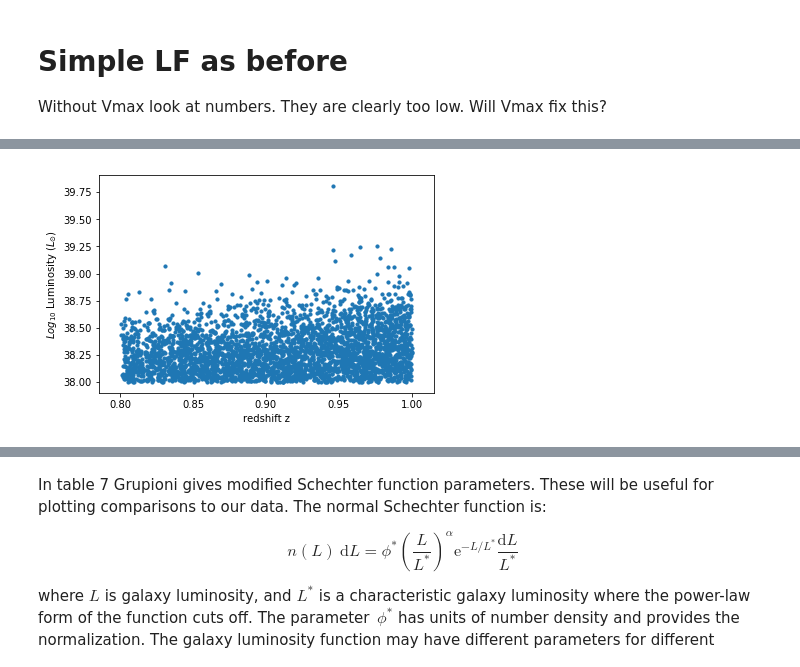
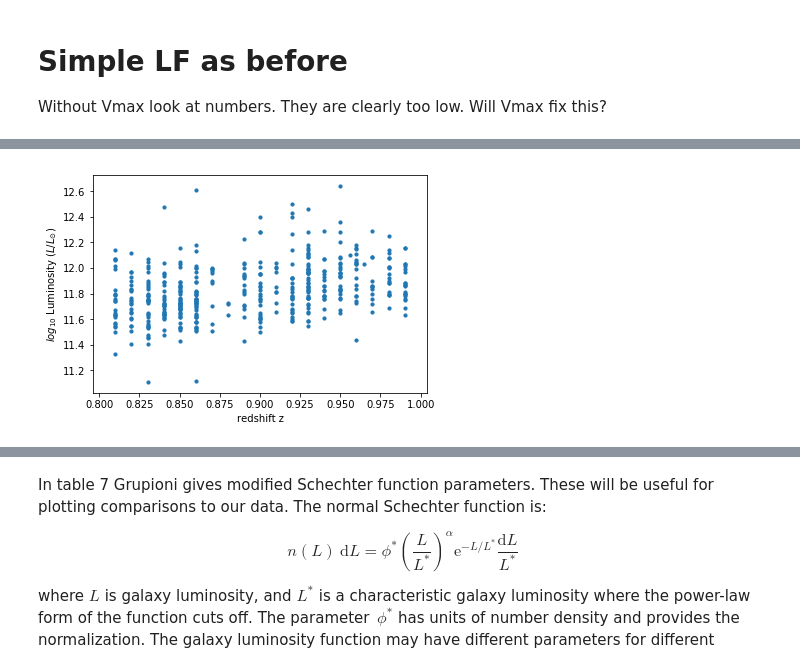
Before and after one commit to raphaelshirley/LuminosityFunction, a Jupyter notebook: 3_servs_lf.ipynb, the cells around one changed output, grey strips where cells are left out. Drawn from its saved outputs; the diff is of its cells as text; code cells hidden in the pictures.

```diff
--- a/3_servs_lf.ipynb
+++ b/3_servs_lf.ipynb
@@ -27,8 +27,10 @@ from astropy import units as u
 from astropy.coordinates import SkyCoord
 from astropy.table import Column, Table, join
 from astropy.cosmology import FlatLambdaCDM
-
-
+from astropy.cosmology import Planck15
+from astropy.cosmology import z_at_value
+from astropy.constants import iau2015 as const
+Lsun= const.L_sun.value
 
 import numpy as np
 from pymoc import MOC
@@ -73,8 +75,6 @@ catalogue = Table.read(DMU_DIR + 'dmu32/dmu32_ELAIS-N1/data/'
                                            'f_mips_24',
                                            'redshift',
                                            'cigale_dustlumin'] #ELAIS-N1_20171016.fits
-# %%
-Lsun= 3.827e+26
 # %%
 plt.figure(figsize=(10,6))
 plt.scatter(catalogue['redshift'],np.log10(catalogue['cigale_dustlumin']), s = 10)
@@ -172,5 +192,7 @@ Without Vmax look at numbers. They are clearly too low. Will Vmax fix this?
 # %%
 cosmo = FlatLambdaCDM(H0=100. , Om0 = (1-0.7))
+#cosmo = Planck15
+
 dV_z0  = cosmo.comoving_volume(0)
 dV_z1  = cosmo.comoving_volume(1)
 dV_z2  = cosmo.comoving_volume(2)
@@ -183,12 +205,13 @@ def volume(z1,z2,cosmo, moc =en1_moc):
     v = (cosmo.comoving_volume(z2) - cosmo.comoving_volume(z1)) * (moc.area/ (4* np.pi))
     return v
 
-print(volume(0.,1.,cosmo))
+#print(volume(0.,1.,cosmo))
 
 def plot_LF(z1,z2,Lmin,Lmax,table,
             cosmo=cosmo, bin_width=None, l_col='cigale_dustlumin',
             show_sample=False, show_LF = False,
-            vmax=False):
+            vmax=False, eff_area=False,
+            moc =en1_moc):
     """Plot a crude Luminosity Function without Vmax correction applied
 
     Inputs
@@ -201,21 +224,26 @@ def plot_LF(z1,z2,Lmin,Lmax,table,
     """
     x = table['redshift']
     y = table[l_col]
-    z_max = table['z_max']
-    mask_z01 = y < Lmin
-    mask_z01 |= x > z2
-    mask_z01 |= x < z1
+
+
+    #mask_z01 = y < Lmin
+    #mask_z01 |= x > z2
+    #mask_z01 |= x < z1
+    mask_z01 = ((y < Lmax)
+                & (y > Lmin)
+                & (x > z1)
+                & (x < z2))
 
 
 
+    y = y[mask_z01]
+    x = x[mask_z01]
 
-    y = y[~mask_z01]
-    x = x[~mask_z01]
-    z_max = z_max[~mask_z01]
+
     if show_sample:
-        plt.scatter(x,np.log10(y), s = 10)
+        plt.scatter(x,np.log10(y/Lsun), s = 10)
         plt.xlabel('redshift z')
-        plt.ylabel('$Log_{10}$ Luminosity ($L_{\odot}$)')
+        plt.ylabel('$log_{10}$ Luminosity ($L/L_{\odot}$)')
         plt.show()
 
     nbins = 20
@@ -228,7 +256,14 @@ def plot_LF(z1,z2,Lmin,Lmax,table,
     has_L = ~np.isnan(galaxy_sample)
     galaxy_sample = galaxy_sample[has_L]
     #print(len(galaxy_sample), len(z_max))
-    z_max = z_max[has_L]
+    if vmax:
+        z_max = table['z_max']
+        z_max = z_max[mask_z01]
+        z_max = z_max[has_L]
+    if eff_area:
+        areas = table['eff_area']
+        areas = areas[mask_z01]
+        areas = areas[has_L]
 
     galaxy_bins = Table()
     #galaxy_bins.add_column(Column(data=np.linspace(L_min, L_max, nbins), name='L_centre_values'))
@@ -249,9 +284,9 @@ def plot_LF(z1,z2,Lmin,Lmax,table,
             if len(z_max_bin) == 0:
                 continue
             #then perform the 1/Vmax sum by taking the element wise minimum of zmax and z2
-            dN_by_dL = np.sum( (( u.megaparsec)**3 ) / ( volume(z1,np.minimum(z_max_bin, z2),cosmo) ) )
-            if( np.sum(volume(z1,np.minimum(z_max_bin, z2),cosmo))/
-                  np.sum(volume(z1,np.full(len(z_max_bin), z2),cosmo))) < 0.5:
+            dN_by_dL = np.sum( (( u.megaparsec)**3 ) / ( volume(z1,np.minimum(z_max_bin, z2),cosmo, moc) ) )
+            if( np.sum(volume(z1,np.minimum(z_max_bin, z2),cosmo, moc))/
+                  np.sum(volume(z1,np.full(len(z_max_bin), z2),cosmo, moc))) < 0.5:
                 continue
             #print(dN_by_dL)
             #print(np.sum(np.minimum(z_max_bin, z2) != z2)/len(z_max_bin))
@@ -262,13 +297,44 @@ def plot_LF(z1,z2,Lmin,Lmax,table,
             galaxy_bins['dN_by_dL'][gal_bin] = dN_by_dL
             n +=1
 
+    elif eff_area:
+        for gal_bin in np.arange(nbins):
+            L=galaxy_bins['L_centre_values'][gal_bin]
+            #print(L)
+            #areas_bin = areas[((galaxy_sample > (L) )
+            #                   & (galaxy_sample < galaxy_bins['L_centre_values'][gal_bin+1]))]
+            area_correct = moc.area_sq_deg/areas
+            if len(area_correct) == 0:
+                continue
+
+            #print(len(area_correct))
+            #print(len(
+            #    (
+            #    (galaxy_sample > (L) )
+            #    & (galaxy_sample < galaxy_bins['L_centre_values'][gal_bin+1])
+            #    ) ))
+            dN_by_dL = np.sum(
+                (
+                (galaxy_sample > (L) )
+                & (galaxy_sample < galaxy_bins['L_centre_values'][gal_bin+1])
+                ) * area_correct)
+            #print(dN_by_dL)
+            dN_by_dL = dN_by_dL /( volume(z1,z2,cosmo, moc) / (( u.megaparsec)**3 ))
+            #print(dN_by_dL)
+            binwidth = galaxy_bins['L_centre_values'][gal_bin+1] - galaxy_bins['L_centre_values'][gal_bin]
+            dN_by_dL= dN_by_dL / (np.log10(binwidth/Lsun))
+
+            galaxy_bins['dN_by_dL'][gal_bin] = dN_by_dL
+            n +=1
+
+
     else:
         for gal_bin in np.arange(nbins):
             L=galaxy_bins['L_centre_values'][gal_bin]
             #print(L)
             dN_by_dL = np.sum((galaxy_sample > (L) ) & (galaxy_sample < galaxy_bins['L_centre_values'][gal_bin+1]))
             #print(dN_by_dL)
-            dN_by_dL = dN_by_dL /( volume(z1,z2,cosmo) / (( u.megaparsec)**3 ))
+            dN_by_dL = dN_by_dL /( volume(z1,z2,cosmo, moc) / (( u.megaparsec)**3 ))
             #print(dN_by_dL)
             binwidth = galaxy_bins['L_centre_values'][gal_bin+1] - galaxy_bins['L_centre_values'][gal_bin]
             dN_by_dL= dN_by_dL / (np.log10(binwidth/Lsun))
@@ -290,6 +356,11 @@ def plot_LF(z1,z2,Lmin,Lmax,table,
     return galaxy_bins
 
 
-plot_LF(0.8,1.,10.**38,10.**39,catalogue, bin_width=0.25, show_sample=True, show_LF=True)
-plt.show()
+#plot_LF(0.8,1.,10.**35,10.**39,catalogue, bin_width=0.25, show_sample=True, show_LF=True)
+#plt.show()
+
+
+test = plot_LF(0.8,1.,10**8.75 * Lsun, 10**14.25 * Lsun,
+               grup_cat, bin_width=0.5, show_sample=True, show_LF=True, eff_area=True,
+              l_col='Lir')
 # %% [output]
@@ -297 +367 @@ plt.show()
-[figure, old version]
+[figure, new version]
```
Also changed, not shown: parts of 37 cells of this notebook.
